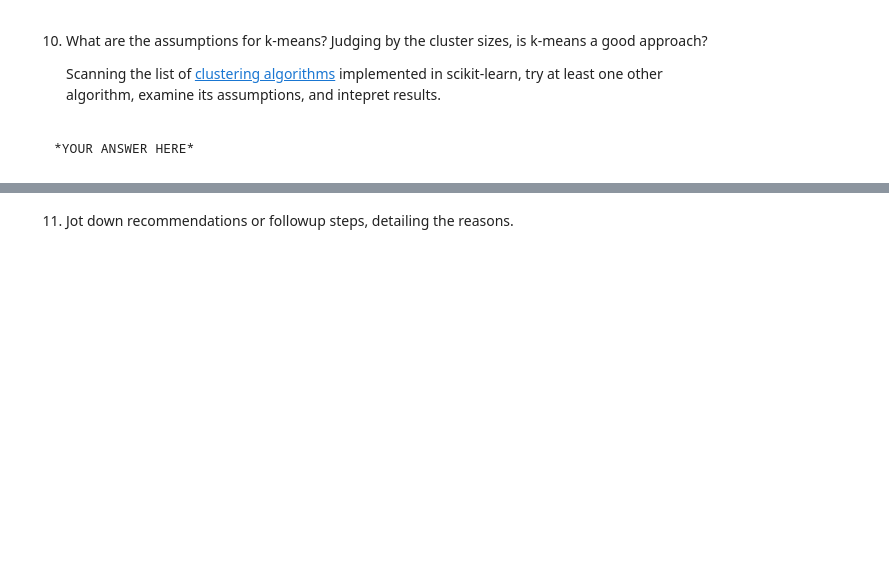
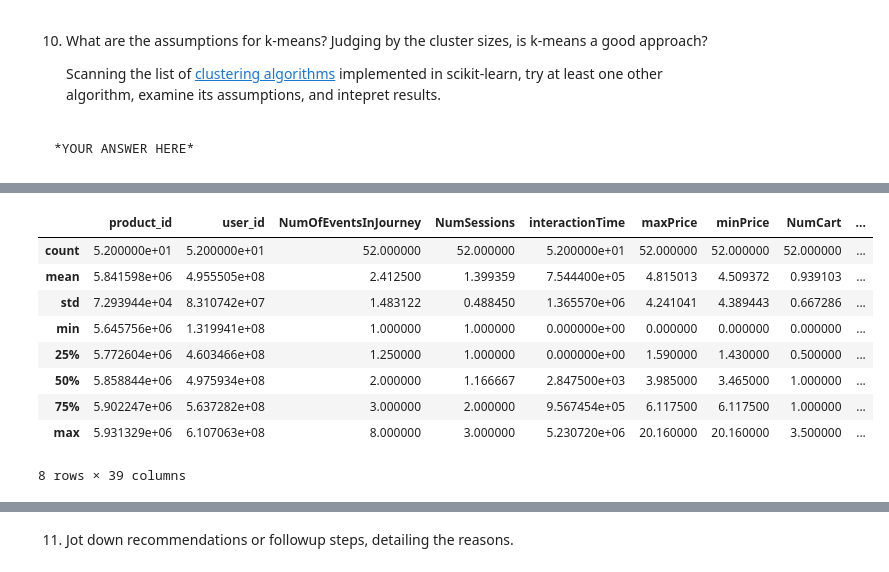
Before and after one commit to yinghu-math/mle9-yinghu, a Jupyter notebook: assignments/week-8-unsupervised-ML/nb/new-product-launch.ipynb, the cells around one changed output, grey strips where cells are left out. Drawn from its saved outputs; the diff is of its cells as text; code cells hidden in the pictures; blank space fills up the shorter version.

```diff
--- a/assignments/week-8-unsupervised-ML/nb/new-product-launch.ipynb
+++ b/assignments/week-8-unsupervised-ML/nb/new-product-launch.ipynb
@@ -448,0 +551,13 @@ class3_df[['maxPrice', 'minPrice', 'Purchased?', 'cluster_pca', 'Weekend']].desc
+# %%
+birch_class1.describe()  ## 52 in this class, low purchase rate
+# %% [output]
+|  | product_id | user_id | NumOfEventsInJourney | NumSessions | interactionTime | maxPrice | minPrice | NumCart | ... |
+| count | 5.200000e+01 | 5.200000e+01 | 52.000000 | 52.000000 | 5.200000e+01 | 52.000000 | 52.000000 | 52.000000 | ... |
+| mean | 5.841598e+06 | 4.955505e+08 | 2.412500 | 1.399359 | 7.544400e+05 | 4.815013 | 4.509372 | 0.939103 | ... |
+| std | 7.293944e+04 | 8.310742e+07 | 1.483122 | 0.488450 | 1.365570e+06 | 4.241041 | 4.389443 | 0.667286 | ... |
+| min | 5.645756e+06 | 1.319941e+08 | 1.000000 | 1.000000 | 0.000000e+00 | 0.000000 | 0.000000 | 0.000000 | ... |
+| 25% | 5.772604e+06 | 4.603466e+08 | 1.250000 | 1.000000 | 0.000000e+00 | 1.590000 | 1.430000 | 0.500000 | ... |
+| 50% | 5.858844e+06 | 4.975934e+08 | 2.000000 | 1.166667 | 2.847500e+03 | 3.985000 | 3.465000 | 1.000000 | ... |
+| 75% | 5.902247e+06 | 5.637282e+08 | 3.000000 | 2.000000 | 9.567454e+05 | 6.117500 | 6.117500 | 1.000000 | ... |
+| max | 5.931329e+06 | 6.107063e+08 | 8.000000 | 3.000000 | 5.230720e+06 | 20.160000 | 20.160000 | 3.500000 | ... |
+8 rows × 39 columns
```
Also changed, not shown: parts of 24 cells of this notebook.
